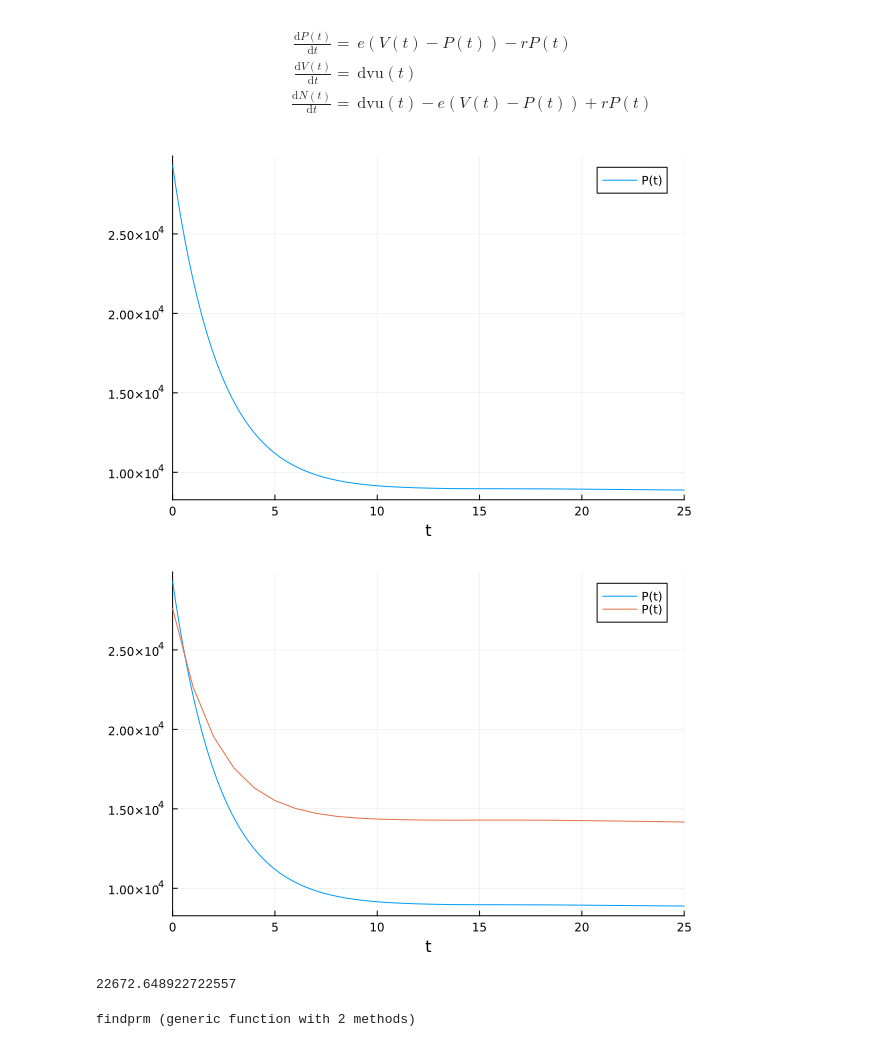
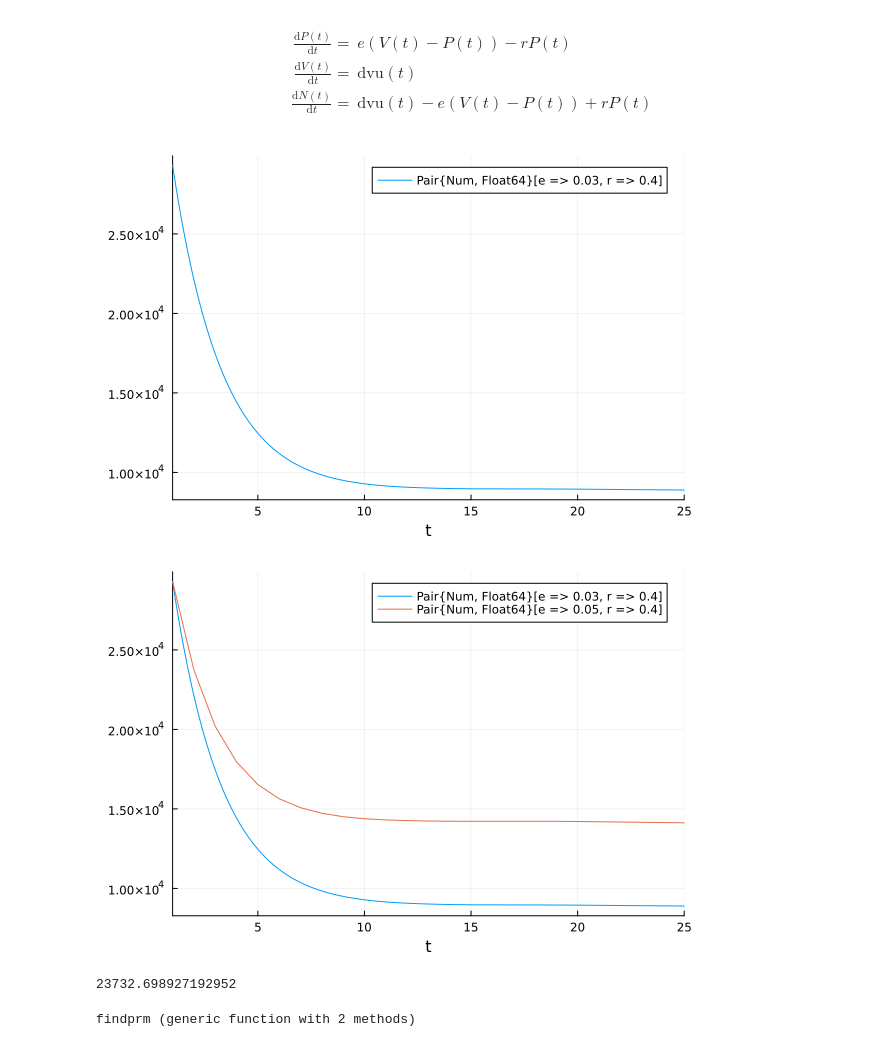
Before and after one commit to kimseok1973/Pachinko_Industry, a Jupyter notebook: パチンコの微分方程式モデリング.ipynb, the cells around one changed output. Cells and saved outputs as stored; diff of their text form; code cells hidden in the pictures.

```diff
--- a/パチンコの微分方程式モデリング.ipynb
+++ b/パチンコの微分方程式モデリング.ipynb
@@ -316,22 +328,24 @@ $$ \begin{align}
 # %%
 u0 = [P => Pu[1] ,N => Vu[1] - Pu[1] , V => Vu[1]]
 ps = [e => 0.03, r=> 0.4]
-tspan=(0,length(year)-1)
+tspan=(1,length(year)-1) # 短くしないとエラー
 probv = ODEProblem(sysv, u0, tspan, ps)
 solv = solve(probv)
-plot(solv, idxs=[P])
+plot(solv, idxs=[P],label="$ps")
 # %% [output]
-[figure, old version]
+[figure, new version]
 # %%
-rprob=remake(probv ; u0 = [P => Pu[3] ,N => Vu[3] - Pu[3] , V => Vu[3]], p=[e=> 0.05, r=>0.4])
+us=[P => Pu[1] ,N => Vu[1] - Pu[1] , V => Vu[1]]
+ps=[e=> 0.05, r=>0.4]
+rprob=remake(probv ; u0 = us , p=ps)
 rsolv=solve(rprob, saveat=collect(0:25))
-plot!(rsolv, idxs=[P])
+plot!(rsolv, idxs=[P], label="$ps")
 # %% [output]
-[figure, old version]
+[figure, new version]
 # %%
 rsolv.u[2][1]
 # %% [output]
-22672.648922722557
+23732.698927192952
 # %%
 using Turing, Distributions
 # %%
```
Also changed, not shown: parts of 30 cells of this notebook.
